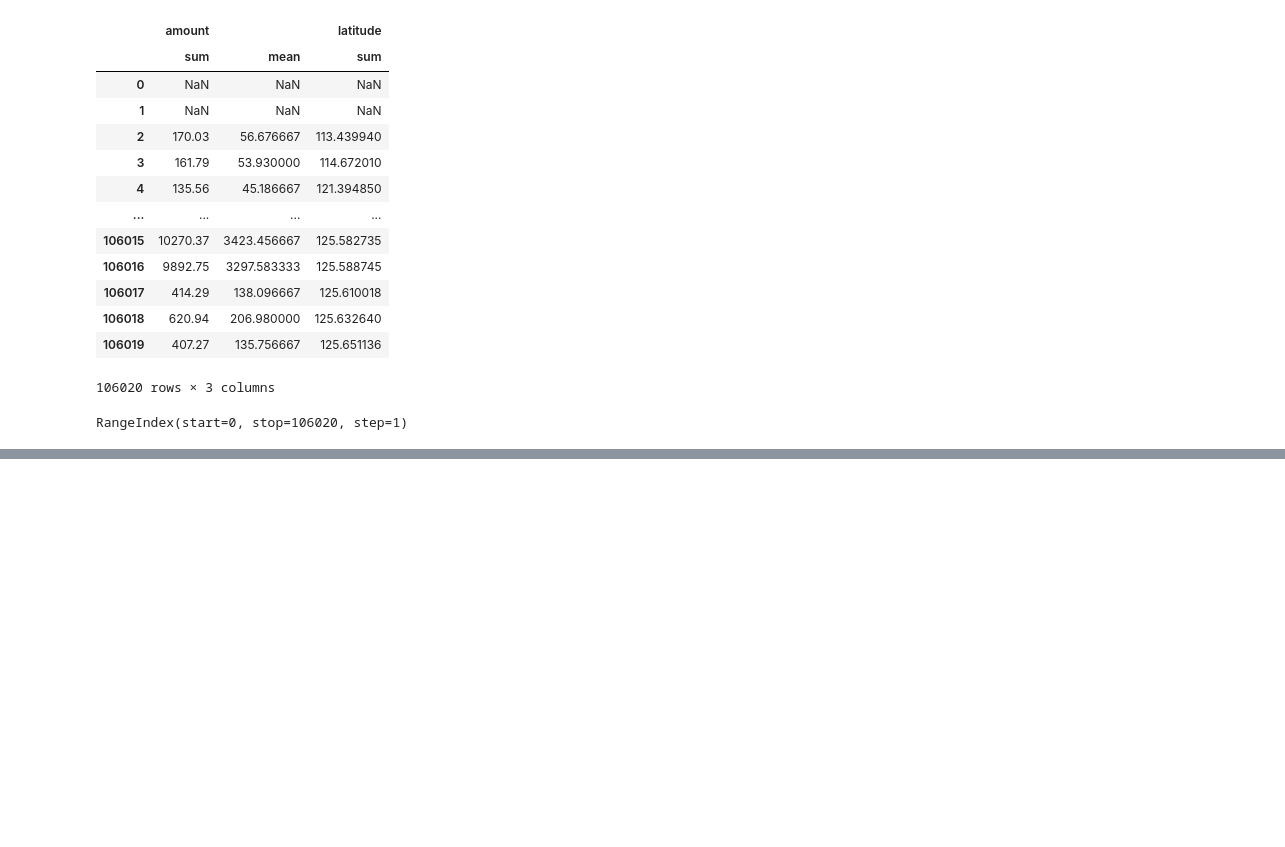
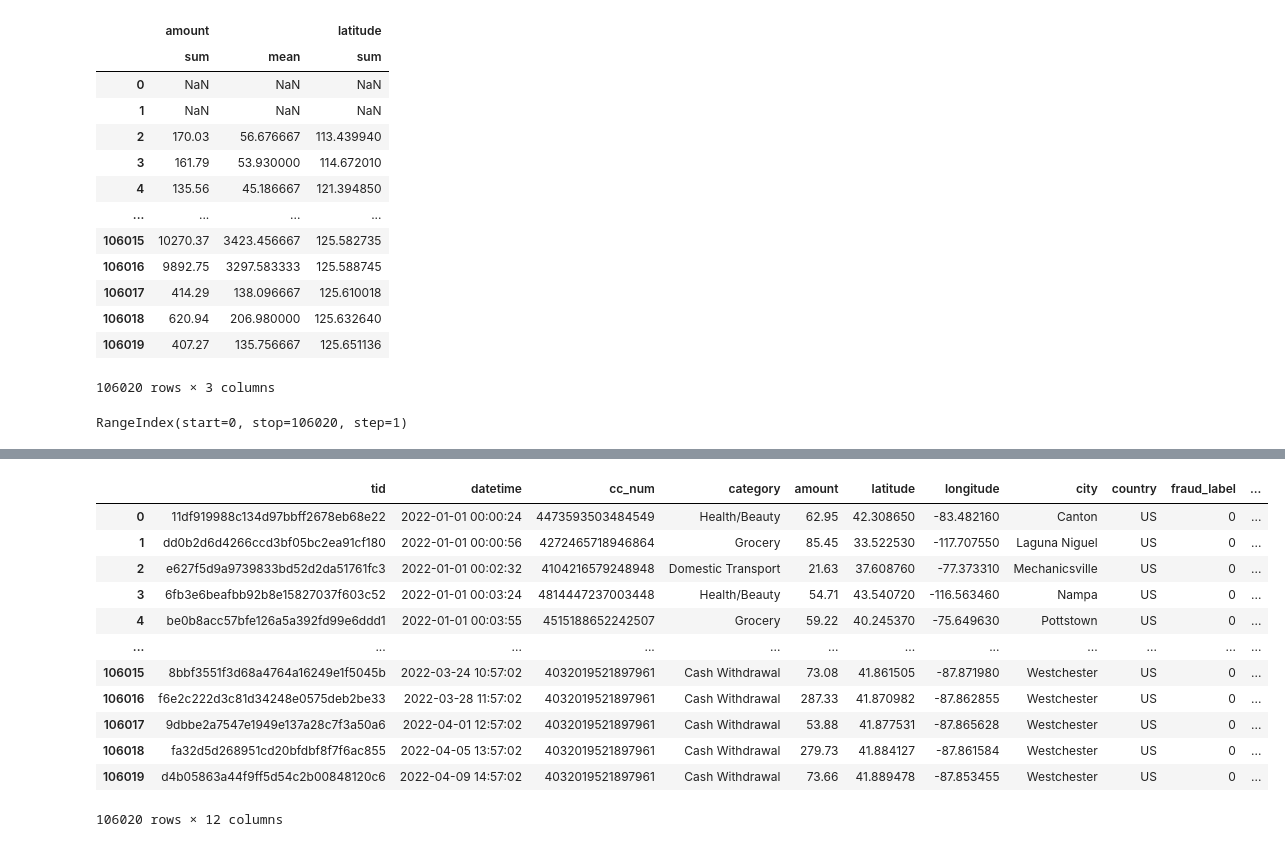
Before and after one commit to Chukwukwadorom/SafeSwipe, a Jupyter notebook: safeswipe/notebooks/roughbook.ipynb, the cells around one changed output, grey strips where cells are left out. Cells and saved outputs as stored; diff of their text form; code cells hidden in the pictures; blank space fills up the shorter version.

```diff
--- a/safeswipe/notebooks/roughbook.ipynb
+++ b/safeswipe/notebooks/roughbook.ipynb
@@ -191,3 +191,11 @@ def data_ingestion():
     credit_cards_df = clean_data(pd.read_parquet(url + "/credit_cards.parquet"))
     trans_df = clean_data(pd.read_parquet(url + "/transactions.parquet"))
     profiles_df = clean_data(pd.read_parquet(url + "/profiles.parquet"))
+# %%
+def card_owner_age(trans_df, user_df)-> pd.DataFrame:
+
+    age_df = trans_df.merge(user_df, on="cc_num", how="right")
+    trans_df["age_of_user"] = age_df["datetime"].dt.year - age_df["birthdate"].dt.year
+    return trans_df
+# %%
+trans_df = card_owner_age(trans_df, profiles_df)
@@ -193,0 +235,21 @@ def data_ingestion():
+# %%
+def expiry_days(trans_df : pd.DataFrame, credit_cards_df : pd.DataFrame)-> pd.DataFrame:
+    expiry_df = trans_df.merge(credit_cards_df, on="cc_num", how="right")
+    trans_df["days_to_card_expiration"] = (pd.to_datetime(expiry_df["expires"], format="%m/%y") - expiry_df["datetime"]).dt.days
+    return trans_df
+# %%
+expiry_days(trans_df, credit_cards_df)
+# %% [output]
+|  | tid | datetime | cc_num | category | amount | latitude | longitude | city | country | fraud_label | ... |
+| 0 | 11df919988c134d97bbff2678eb68e22 | 2022-01-01 00:00:24 | 4473593503484549 | Health/Beauty | 62.95 | 42.308650 | -83.482160 | Canton | US | 0 | ... |
+| 1 | dd0b2d6d4266ccd3bf05bc2ea91cf180 | 2022-01-01 00:00:56 | 4272465718946864 | Grocery | 85.45 | 33.522530 | -117.707550 | Laguna Niguel | US | 0 | ... |
+| 2 | e627f5d9a9739833bd52d2da51761fc3 | 2022-01-01 00:02:32 | 4104216579248948 | Domestic Transport | 21.63 | 37.608760 | -77.373310 | Mechanicsville | US | 0 | ... |
+| 3 | 6fb3e6beafbb92b8e15827037f603c52 | 2022-01-01 00:03:24 | 4814447237003448 | Health/Beauty | 54.71 | 43.540720 | -116.563460 | Nampa | US | 0 | ... |
+| 4 | be0b8acc57bfe126a5a392fd99e6ddd1 | 2022-01-01 00:03:55 | 4515188652242507 | Grocery | 59.22 | 40.245370 | -75.649630 | Pottstown | US | 0 | ... |
+| ... | ... | ... | ... | ... | ... | ... | ... | ... | ... | ... | ... |
+| 106015 | 8bbf3551f3d68a4764a16249e1f5045b | 2022-03-24 10:57:02 | 4032019521897961 | Cash Withdrawal | 73.08 | 41.861505 | -87.871980 | Westchester | US | 0 | ... |
+| 106016 | f6e2c222d3c81d34248e0575deb2be33 | 2022-03-28 11:57:02 | 4032019521897961 | Cash Withdrawal | 287.33 | 41.870982 | -87.862855 | Westchester | US | 0 | ... |
+| 106017 | 9dbbe2a7547e1949e137a28c7f3a50a6 | 2022-04-01 12:57:02 | 4032019521897961 | Cash Withdrawal | 53.88 | 41.877531 | -87.865628 | Westchester | US | 0 | ... |
+| 106018 | fa32d5d268951cd20bfdbf8f7f6ac855 | 2022-04-05 13:57:02 | 4032019521897961 | Cash Withdrawal | 279.73 | 41.884127 | -87.861584 | Westchester | US | 0 | ... |
+| 106019 | d4b05863a44f9ff5d54c2b00848120c6 | 2022-04-09 14:57:02 | 4032019521897961 | Cash Withdrawal | 73.66 | 41.889478 | -87.853455 | Westchester | US | 0 | ... |
+106020 rows × 12 columns
```
Also changed, not shown: parts of 4 cells of this notebook, 1 other file.
